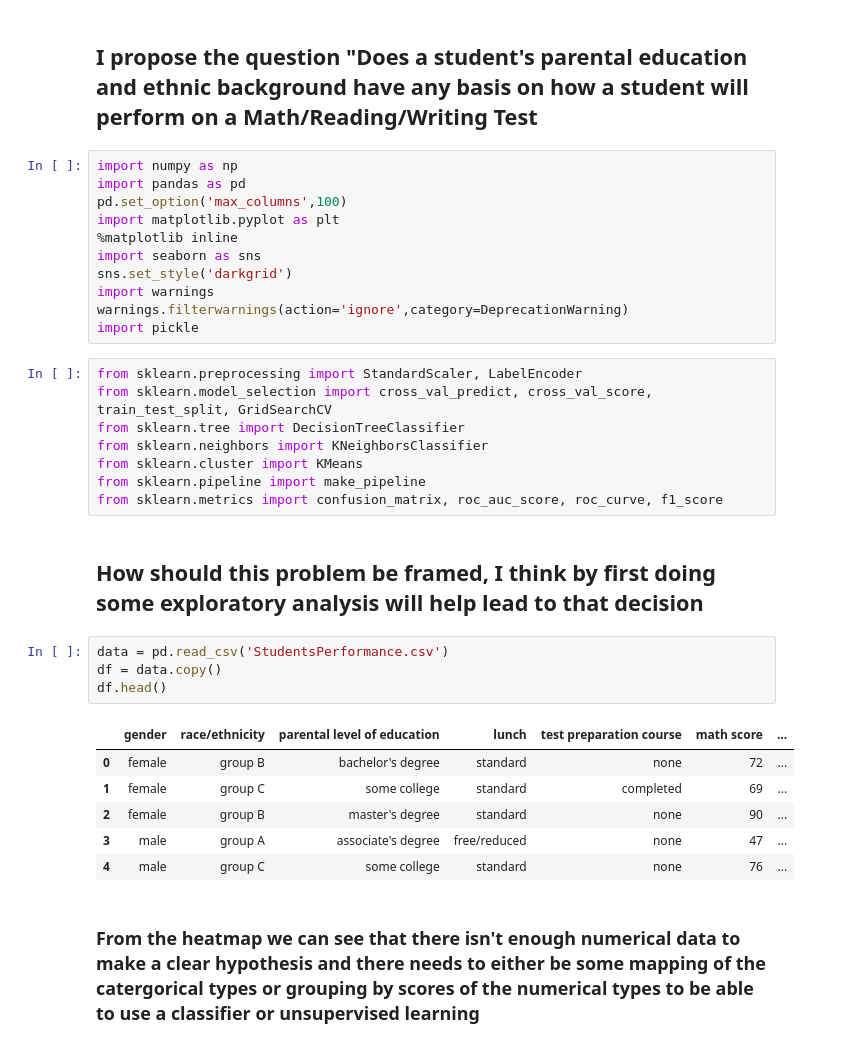
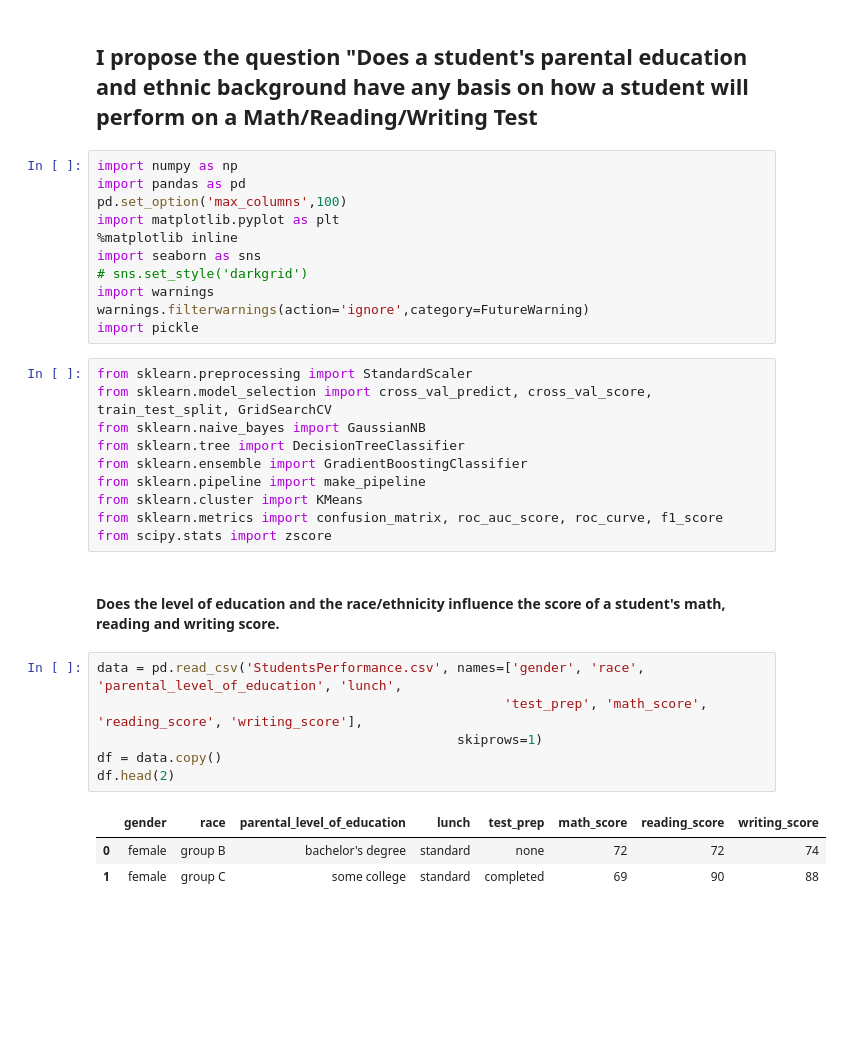
Before and after one commit to Chad-Current/my_portfolio, a Jupyter notebook: Capstone Project/Student Performance.ipynb, the cells around one changed output. Drawn from its saved outputs; the diff is of its cells as text; blank space fills up the shorter version.

```diff
--- a/Capstone Project/Student Performance.ipynb
+++ b/Capstone Project/Student Performance.ipynb
@@ -7,30 +7,29 @@ pd.set_option('max_columns',100)
 import matplotlib.pyplot as plt
 %matplotlib inline
 import seaborn as sns
-sns.set_style('darkgrid')
+# sns.set_style('darkgrid')
 import warnings
-warnings.filterwarnings(action='ignore',category=DeprecationWarning)
+warnings.filterwarnings(action='ignore',category=FutureWarning)
 import pickle
 # %%
-from sklearn.preprocessing import StandardScaler, LabelEncoder
+from sklearn.preprocessing import StandardScaler
 from sklearn.model_selection import cross_val_predict, cross_val_score, train_test_split, GridSearchCV
+from sklearn.naive_bayes import GaussianNB
 from sklearn.tree import DecisionTreeClassifier
-from sklearn.neighbors import KNeighborsClassifier
+from sklearn.ensemble import GradientBoostingClassifier
+from sklearn.pipeline import make_pipeline
 from sklearn.cluster import KMeans
-from sklearn.pipeline import make_pipeline
 from sklearn.metrics import confusion_matrix, roc_auc_score, roc_curve, f1_score
+from scipy.stats import zscore
-# %% [markdown]
-## How should this problem be framed, I think by first doing some exploratory analysis will help lead to that decision
+# %% [markdown]
+#### Does the level of education and the race/ethnicity influence the score of a student's math, reading and writing score.
 # %%
-data = pd.read_csv('StudentsPerformance.csv')
+data = pd.read_csv('StudentsPerformance.csv', names=['gender', 'race', 'parental_level_of_education', 'lunch',
+                                                    'test_prep', 'math_score', 'reading_score', 'writing_score'],
+                                              skiprows=1)
 df = data.copy()
-df.head()
+df.head(2)
 # %% [output]
-|  | gender | race/ethnicity | parental level of education | lunch | test preparation course | math score | ... |
-| 0 | female | group B | bachelor's degree | standard | none | 72 | ... |
-| 1 | female | group C | some college | standard | completed | 69 | ... |
-| 2 | female | group B | master's degree | standard | none | 90 | ... |
-| 3 | male | group A | associate's degree | free/reduced | none | 47 | ... |
-| 4 | male | group C | some college | standard | none | 76 | ... |
+|  | gender | race | parental_level_of_education | lunch | test_prep | math_score | reading_score | writing_score |
+| 0 | female | group B | bachelor's degree | standard | none | 72 | 72 | 74 |
+| 1 | female | group C | some college | standard | completed | 69 | 90 | 88 |
-# %% [markdown]
-### From the heatmap we can see that there isn't enough numerical data to make a clear hypothesis and there needs to either be some mapping of the catergorical types or grouping by scores of the numerical types to be able to use a classifier or unsupervised learning
```
Also changed, not shown: parts of 58 cells of this notebook.
